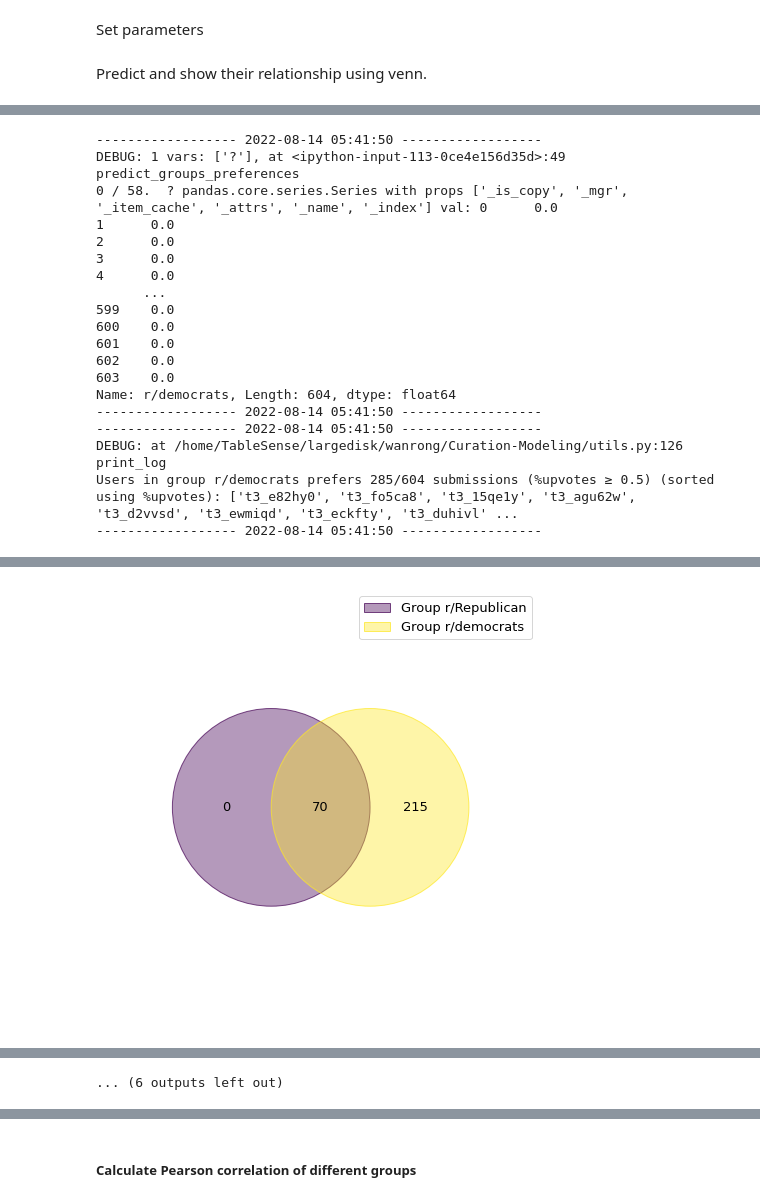
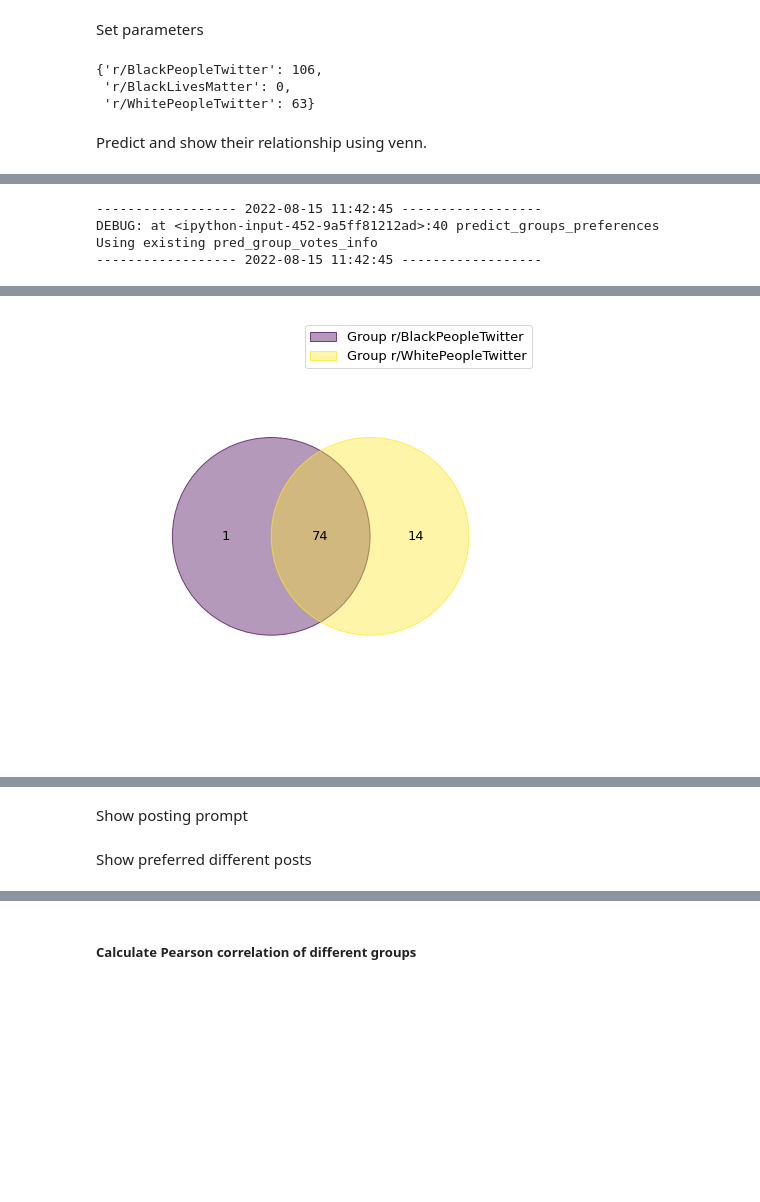
Before and after one commit to StanfordHCI/Curation-Modeling, a Jupyter notebook: curation.ipynb, the cells around one changed output, grey strips where cells are left out. Cells and saved outputs as stored; diff of their text form; code cells hidden in the pictures; blank space fills up the shorter version.

```diff
--- a/curation.ipynb
+++ b/curation.ipynb
@@ -237,6 +243,10 @@ if config["user_grouping_method"] == "predict_all_submissions":
     debug(vote_score_pearson_corr=vote_score_pearson_corr)
 # %% [markdown]
 #### Perform curation on a subreddit
+# %%
+a_subreddit = None
+a_subreddit = "interest_r/BlackPeopleTwitter_r/BlackLivesMatter_r/WhitePeopleTwitter"
+# a_subreddit = "r/politics r/Conservative r/Liberal r/Republican r/democrats r/VoteBlue r/Feminism r/MensRights"
 # %% [markdown]
 Select a subreddit from the most popular subreddits
 # %%
@@ -349,8 +442,6 @@ zerohedge.com              zerohedge        25.60  14.82
 [120 rows x 3 columns]
 # %% [markdown]
 ##### Cluster active users into multiple groups
-# %%
-user_grouping_method = "interest_r/Republican_r/democrats_r/Conservative_r/europe_r/Libertarian_r/VoteBlue"
 # %%
 from reddit import get_user_info
 
@@ -362,9 +453,11 @@ def get_user_groups(selected_users_reps, selected_user_i_user_map:dict, user_gro
         interest_subreddits.remove("interest")
         interest_subreddit_active_users = {}
         for interesst_subreddit in interest_subreddits:
-            interest_subreddit_active_users[interesst_subreddit] = subreddit_active_users[interesst_subreddit] - a_subreddit_active_users
+            if interesst_subreddit not in subreddit_active_users: continue
+            interest_subreddit_active_users[interesst_subreddit] = subreddit_active_users[interesst_subreddit] & a_subreddit_active_users
         users_in_groups = {}
         for interesst_subreddit in interest_subreddits:
+            if interesst_subreddit not in subreddit_active_users: continue
             other_subreddit_active_users = set()
             for other_subreddit in interest_subreddits:
                 if other_subreddit != interesst_subreddit:
@@ -373,17 +466,17 @@ def get_user_groups(selected_users_reps, selected_user_i_user_map:dict, user_gro
 
     if "political_affiliation" in user_grouping_method:
         user_bias = defaultdict(list)
-        all_bias = train_data["SUBMISSION_TEXT"].map(get_political_bias).to_numpy()
+        train_bias = train_data["SUBMISSION_TEXT"].map(get_political_bias).to_numpy()
         all_usernames = train_data["USERNAME"].to_list()
         for row_i, username in enumerate(all_usernames):
-            if not np.isnan(all_bias[row_i]):
-                user_bias[username].append(all_bias[row_i])
+            if not np.isnan(train_bias[row_i]):
+                user_bias[username].append(train_bias[row_i])
         for username in user_bias:
             user_bias[username] = np.mean(user_bias[username])
-            if user_bias[username] < -10:
-                users_in_groups["left"].append(username)
-            elif user_bias[username] > 10:
-                users_in_groups["right"].append(username)
+            if user_bias[username] < -15:
+                users_in_groups["left"].add(username)
+            elif user_bias[username] > 15:
+                users_in_groups["right"].add(username)
 
     if "manual" in user_grouping_method:
         if manual_user_groups is not None:
@@ -453,5 +546,5 @@ def get_user_groups(selected_users_reps, selected_user_i_user_map:dict, user_gro
 
 if type(a_subreddit_active_users_reps) == torch.tensor: a_subreddit_active_users_reps = a_subreddit_active_users_reps.cpu()
 users_in_groups, group_centers = get_user_groups(a_subreddit_active_users_reps, a_subreddit_active_user_i_user_map, user_grouping_method=user_grouping_method, existing_user_votes=existing_user_votes, manual_user_groups=manual_user_groups, train_data = train_data)
-debug(users_in_groups)
+print(users_in_groups)
 # %% [output]
@@ -557,8 +586,14 @@ for sub_i, submission_id in enumerate(submissions_before_curation_ids):
 Set parameters
 # %%
 batch_size = 1024
-upvote_ratio_thres = 0.5 # TODO: # config["upvote_ratio_thres"]
-upvote_confidence_thres = 0 # config["upvote_confidence_thres"] # TODO:
+upvote_ratio_thres = 0.3 # TODO: # config["upvote_ratio_thres"]
+upvote_confidence_thres = 0.3 # config["upvote_confidence_thres"] # TODO:
+# %%
+{x: len(y) for x, y in users_in_groups.items()}
+# %% [output]
+{'r/BlackPeopleTwitter': 106,
+ 'r/BlackLivesMatter': 0,
+ 'r/WhitePeopleTwitter': 63}
 # %% [markdown]
 Predict and show their relationship using venn.
 # %%
@@ -574,7 +609,9 @@ def predict_groups_preferences(users_in_groups, unique_submissions:dict, upvote_
         shutil.rmtree(config["preferred_submissions_venn_figure_dir"])
     os.makedirs(config["preferred_submissions_venn_figure_dir"], exist_ok=True)
     for group_x in users_in_groups:
-        if ((not ("single_user_as_group" in user_grouping_method and len(users_in_groups[group_x]) == 1)) and (not ("none" in user_grouping_method and len(users_in_groups[group_x]) == 0)) and len(users_in_groups[group_x]) <= config["group_user_num_lower_thres"]) or ("all_user_as_group" not in user_grouping_method and len(users_in_groups[group_x]) > config["group_user_num_upper_thres"]): # keep middle sized centers
+        if ((not ("political_affiliation" in user_grouping_method)) and (not ("interest" in user_grouping_method))) and (((not ("single_user_as_group" in user_grouping_method and len(users_in_groups[group_x]) == 1)) and (not ("none" in user_grouping_method and len(users_in_groups[group_x]) == 0)) and len(users_in_groups[group_x]) <= config["group_user_num_lower_thres"]) or ("all_user_as_group" not in user_grouping_method and len(users_in_groups[group_x]) > config["group_user_num_upper_thres"])): # keep middle sized centers
+            continue
+        if len(users_in_groups[group_x]) == 0:
             continue
         if group_centers is not None: # only keep not similar centers
             group_x_center = group_centers[group_x]
@@ -627,7 +664,7 @@ def predict_groups_preferences(users_in_groups, unique_submissions:dict, upvote_
         group_x_preferred_ranked_submissions_text = get_submissions_text(group_x_preferred_ranked_submissions)
         groups_preferred_submissions_text[f"Group {group_x}"] = group_x_preferred_ranked_submissions_text
 
-        print_log(config["log_path"], f"Users in group {group_x} {user_train_vote_prompt}prefers {len(group_x_preferred_submissions)}/{len(unique_submissions)} submissions (%upvotes ≥ {upvote_ratio_thres}) (sorted using %upvotes): {group_x_preferred_ranked_submissions}, with text {group_x_preferred_ranked_submissions_text}") #
+        print_log(config["log_path"], f"Users in group {group_x} {user_train_vote_prompt}prefers {len(group_x_preferred_submissions)}/{len(unique_submissions)} submissions (%upvotes ≥ {upvote_ratio_thres}) (sorted using %upvotes): {group_x_preferred_ranked_submissions}") # , with text {group_x_preferred_ranked_submissions_text}
 
         # draw venn diagram
         if len(groups_preferred_submissions) > 1 and len(groups_preferred_submissions) <=6 and sum([len(_) for _ in groups_preferred_submissions.values()]) > 0:
@@ -640,10 +677,4 @@ def predict_groups_preferences(users_in_groups, unique_submissions:dict, upvote_
 
 model = model.to(model.device); model.eval()
 groups_preferred_submissions, groups_preferred_submissions_text, groups_submission_upvote_count_matrix = predict_groups_preferences(users_in_groups, submissions_before_curation, group_centers=group_centers, user_grouping_method=user_grouping_method, existing_votes=existing_votes, existing_user_updown_votes=existing_user_updown_votes, pred_group_votes_info = pred_group_votes_info, upvote_ratio_thres = upvote_ratio_thres)
-if config["submission_source"] == "custom":
-    debug(groups_submission_upvote_count_matrix)
-    print(f"You can post immediately in {[group_x for group_x in groups_preferred_submissions if len(groups_preferred_submissions[group_x]) > 0]}. You will need to wait for more votes to post in {[group_x for group_x in groups_preferred_submissions if len(groups_preferred_submissions[group_x]) == 0]} -- your post will stay in the background first. Currently, ", end = "")
-    for group_x in groups_preferred_submissions:
-        group_x_int = int(group_x.split(" ")[-1])
-        print(f"{100 * groups_submission_upvote_count_matrix[group_x_int, 0]}% of the curators in {group_x} are predicted to upvote on your post; ", end = "")
 # %% [output]
@@ -675,19 +697,4 @@ Predicting group r/democrats with users {23850, 4019}
------------------- 2022-08-14 05:41:50 ------------------
-DEBUG: 1 vars: ['?'], at <ipython-input-113-0ce4e156d35d>:49 predict_groups_preferences
-0 / 58.  ? pandas.core.series.Series with props ['_is_copy', '_mgr', '_item_cache', '_attrs', '_name', '_index'] val: 0      0.0
-1      0.0
-2      0.0
-3      0.0
-4      0.0
-      ...
-599    0.0
-600    0.0
-601    0.0
-602    0.0
-603    0.0
-Name: r/democrats, Length: 604, dtype: float64
------------------- 2022-08-14 05:41:50 ------------------
------------------- 2022-08-14 05:41:50 ------------------
-DEBUG: at /home/TableSense/largedisk/wanrong/Curation-Modeling/utils.py:126 print_log
-Users in group r/democrats prefers 285/604 submissions (%upvotes ≥ 0.5) (sorted using %upvotes): ['t3_e82hy0', 't3_fo5ca8', 't3_15qe1y', 't3_agu62w', 't3_d2vvsd', 't3_ewmiqd', 't3_eckfty', 't3_duhivl' ...
------------------- 2022-08-14 05:41:50 ------------------
+------------------ 2022-08-15 11:42:45 ------------------
+DEBUG: at <ipython-input-452-9a5ff81212ad>:40 predict_groups_preferences
+Using existing pred_group_votes_info
+------------------ 2022-08-15 11:42:45 ------------------
@@ -694 +705 @@ Users in group r/democrats prefers 285/604 submissions (%upvotes ≥ 0.5) (sorte
-[figure, old version]
+[figure, new version]
@@ -759 +710,2 @@ Predicting group r/Libertarian with users {29505, 27362, 3426, 15108, 21798, 204
-... (6 outputs left out)
+# %% [markdown]
+Show posting prompt
@@ -759,0 +719,2 @@ Predicting group r/Libertarian with users {29505, 27362, 3426, 15108, 21798, 204
+# %% [markdown]
+Show preferred different posts
```
Also changed, not shown: parts of 19 cells of this notebook, 1 other file.
